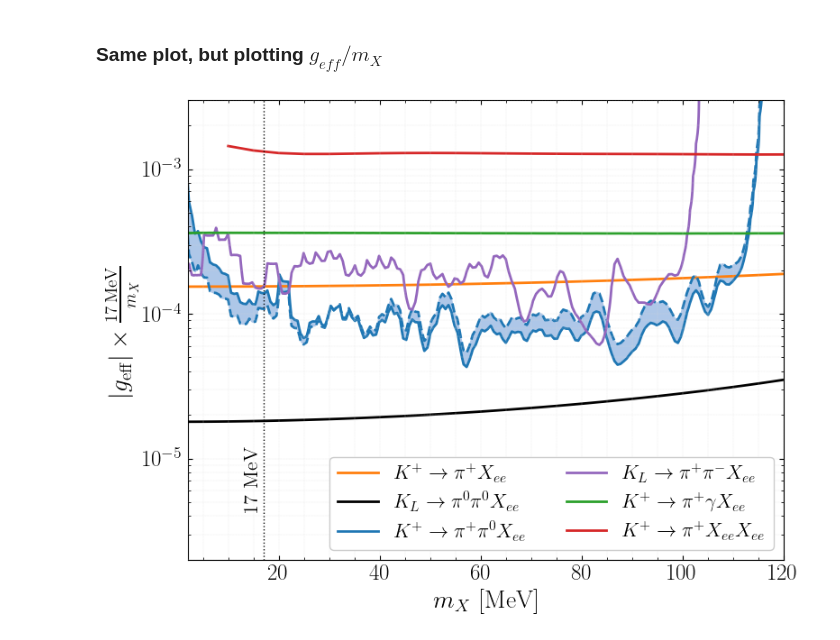
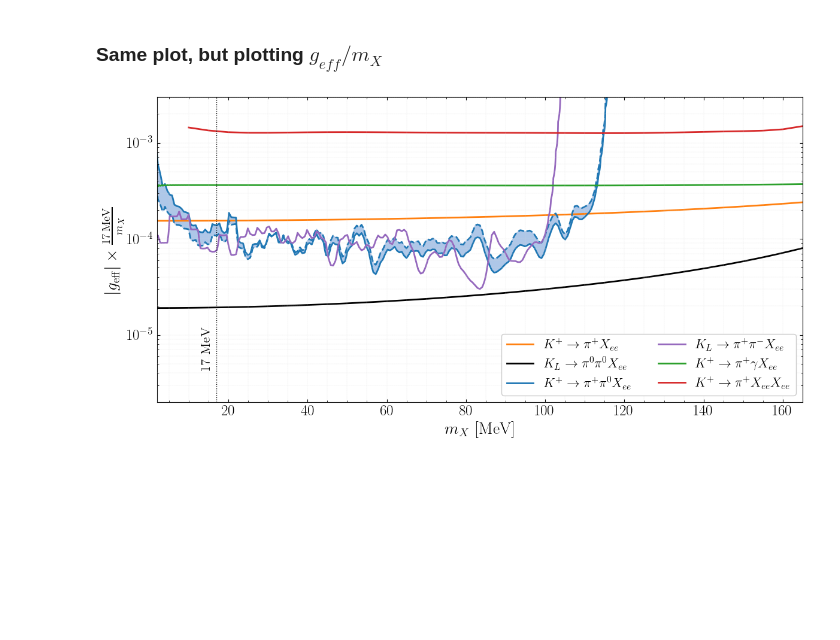
Before and after one commit to athompson-git/KaonPhysics, a Jupyter notebook: KtoX_param_space.ipynb, the cells around one changed output. Saved outputs shown, nothing was run; the diff lists cells and outputs as text; code cells hidden in the pictures; blank space fills up the shorter version.

Commit message:
updating constraints plot with latest fixes: BR norm to proper Kaon decay widths

```diff
--- a/KtoX_param_space.ipynb
+++ b/KtoX_param_space.ipynb
@@ -708,7 +710,7 @@ plt.show()
 # %% [output]
 [figure]
 # %%
-mtrx_KLPipPim = KL_to_pip_pim_X(mX=17.0, coupling_combination=1.0)
+mtrx_KLPipPim = KL_to_pip_pim_X(mX=17.0, gPiPiKPrime=1.0)
 
 n_samples = 1000000
 
@@ -717,7 +719,7 @@ decay_KL_pippim = Decay3Body(mtrx_KLPipPim,
                             n_samples=n_samples)
 
 g = 1.0e-4
-br = g**2 * decay_KL_pippim.partial_width() / KAON_WIDTH
+br = g**2 * decay_KL_pippim.partial_width() / KLONG_WIDTH
 
 print("using mX = ", decay_KL_pippim.m3)
 
@@ -753,7 +755,7 @@ First mass scan with no systematics:
 masses = np.linspace(1.0, 120, 200)
 couplings = np.logspace(-8, 0, 200)
 
-mtrx_KLPipPim_iter = KL_to_pip_pim_X(mX=17.0, coupling_combination=1.0)
+mtrx_KLPipPim_iter = KL_to_pip_pim_X(mX=17.0, gPiPiKPrime=1.0)
 
 decay_KL_pippim_iter = Decay3Body(mtrx_KLPipPim_iter,
                             p=LorentzVector(M_K, 0., 0., 0.),
@@ -769,7 +771,7 @@ n_evts = []
 
 mass_bins = bins_mee_KL_pip_pim*1e3
 mass_bin_centers = centers_mee_KL_pip_pim*1e3
-n_samples = 10000
+n_samples = 100000
 data = data_mee_KL_pip_pim[:,1]
 bkg_hist = bkg_mee_KL_pip_pim[:,1]
 
@@ -778,7 +780,7 @@ N_kaons = 1.7e11
 for m in masses:
     decay_KL_pippim_iter.set_masses(m3=m)
 
-    br = decay_KL_pippim_iter.total_width/KAON_WIDTH
+    br = decay_KL_pippim_iter.total_width/KLONG_WIDTH
 
     sigma_m = na48_mass_res(m)
 
@@ -902,7 +904,7 @@ print(br)
 # %% [markdown]
 # $K_L \to \pi^0 \pi^0 X$
 # %%
-mtrx_KLpi0pi0 = KL_to_pi0_pi0_X(mX=17.0, coupling_combination=1.0)
+mtrx_KLpi0pi0 = KL_to_pi0_pi0_X(mX=17.0, gKpipiX=1.0)
 
 decay_KL_pi0pi0 = Decay3Body(mtrx_KLpi0pi0,
                             p=LorentzVector(M_KLONG, 0., 0., 0.),
@@ -910,7 +912,7 @@ decay_KL_pi0pi0 = Decay3Body(mtrx_KLpi0pi0,
 
 KTeV_limit_KLpi0pi0ee_BR = 6.6e-9  # 90% CL
 
-test_masses = np.linspace(2.0, 120.0, 100)
+test_masses = np.linspace(2.0, 220.0, 100)
 coupling_limits = []
 
 for mX in test_masses:
@@ -924,3 +926,8 @@ coupling_limits_KL_pi0pi0 = np.array(coupling_limits)
 # output limits to textfile
 out_array = np.array([test_masses, coupling_limits_KL_pi0pi0]).transpose()
 np.savetxt("limits/KTeV_KL_pi0pi0_X_limits.txt", out_array)
+
+plt.plot(test_masses, coupling_limits_KL_pi0pi0/test_masses)
+plt.xlim((5, 220))
+plt.yscale('log')
+plt.show()
@@ -1110,7 +1119,7 @@ plt.show()
 # Adding $K \to \pi X$ and $K^+ \to \pi^+ \gamma X$ bounds
 # %%
 # loop over masses and couplings to find limits
-test_masses = np.linspace(2.0, 120.0, 200)
+test_masses = np.linspace(2.0, 245.0, 500)
 
 coupling_limits_kplus = []
 
@@ -1120,6 +1129,11 @@ for mX in test_masses:
 
     coupling_limits_kplus.append(np.sqrt(1e-5 / br_kplus))
 
+coupling_array = np.array(coupling_limits_kplus)
 
 out_array = np.array([test_masses, coupling_limits_kplus]).transpose()
 np.savetxt("limits/NA48_KPlus_to_PiPlus_X_limits.txt", out_array)
+
+plt.plot(test_masses, coupling_array)
+plt.yscale('log')
+plt.show()
@@ -1502,7 +1518,7 @@ CL3 = 11.83
 colors = ["k", cmap(0), cmap(2), cmap(8), cmap(4), cmap(6), cmap(10)]
 box_colors = ["gainsboro", cmap(1), cmap(3), cmap(9), cmap(5), cmap(7), cmap(11)]
 
-fig, ax = plt.subplots(figsize=(8,6))
+fig, ax = plt.subplots(figsize=(12,6))
 
 y_min = 2e-6
 y_max = 3e-3
@@ -1591,32 +1607,32 @@ ax.tick_params(axis='both', which='major',
             labelsize=18,
             top=True, bottom=True, left=True, right=True)
 
 # Minor ticks (all sides)
 ax.tick_params(axis='both', which='minor',
             direction='in',
             top=True, bottom=True, left=True, right=True)
 ax.set_axisbelow(False)  # <-- added
 
 
 custom_lines = [Line2D([0], [0], color=colors[2], lw=2.0),
                 Line2D([0], [0], color=colors[0], lw=2.0),
                 Line2D([0], [0], color=colors[1], lw=2.0),
                 Line2D([0], [0], color=colors[3], lw=2.0),
                 Line2D([0], [0], color=colors[4], lw=2.0),
                 Line2D([0], [0], color=colors[5], lw=2.0)]
 
 ax.set_ylim((y_min, y_max))
-ax.set_xlim((2.0,120.0))
+ax.set_xlim((2.0,165.0))
 plt.legend(custom_lines, [r"$K^+ \to \pi^+ X_{ee}$",
                           r"$K_L \to \pi^0 \pi^0 X_{ee}$",
                           r"$K^+ \to \pi^+ \pi^0 X_{ee}$",
                           r"$K_L \to \pi^+ \pi^- X_{ee}$",
                           r"$K^+ \to \pi^+ \gamma X_{ee}$",
                           r"$K^+ \to \pi^+ X_{ee} X_{ee}$"],
                           framealpha=1.0, loc="lower right", fontsize=16, ncol=2)
 
 plt.tight_layout()
 plt.savefig("plots/mX_vs_geff_by_mX_all_channels.pdf")
 plt.show()
 # %% [output]
-[figure, old version]
+[figure, new version]
```
Also changed, not shown: parts of 5 cells of this notebook.
